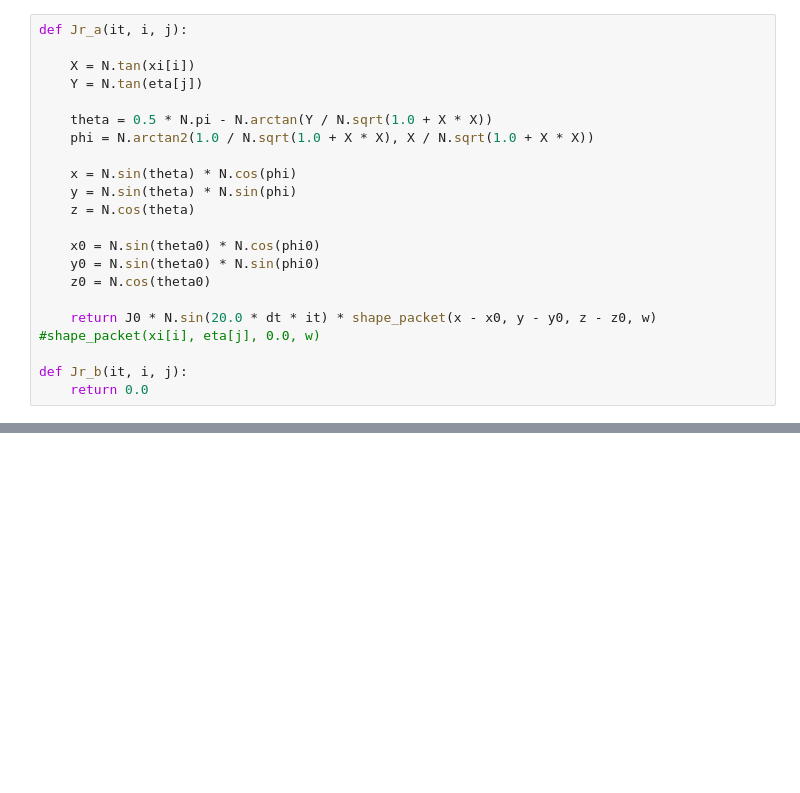
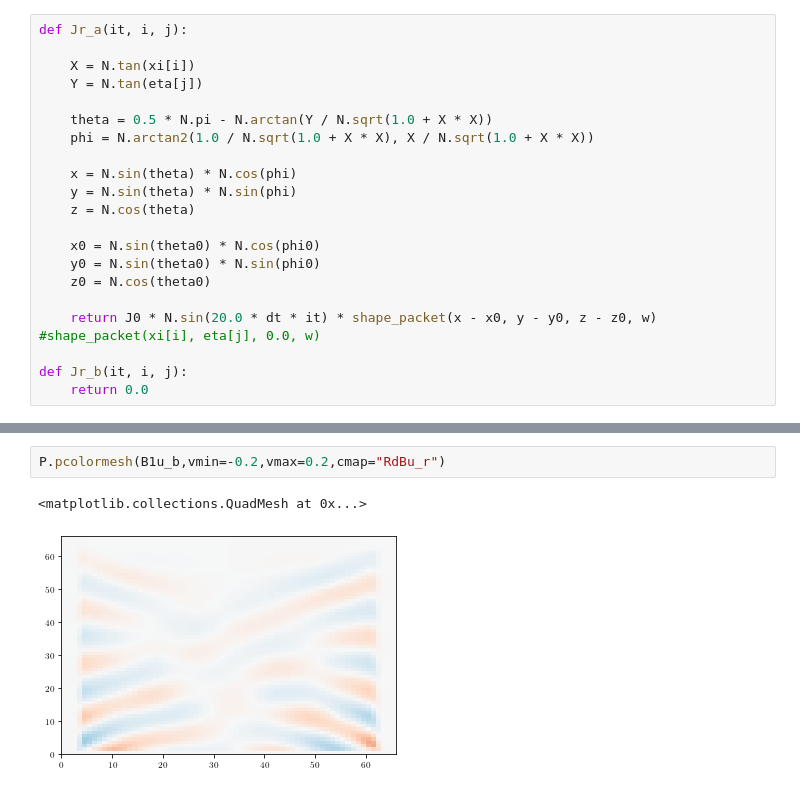
Before and after one commit to bcrinquand/Maxwell_cubed_sphere, a Jupyter notebook: cubed_two_patches.ipynb, the cells around one changed output, grey strips where cells are left out. Cells and saved outputs as stored; diff of their text form; blank space fills up the shorter version.

```diff
--- a/cubed_two_patches.ipynb
+++ b/cubed_two_patches.ipynb
@@ -735,0 +766,5 @@ for it in range(Nt):
+# %%
+P.pcolormesh(B1u_b,vmin=-0.2,vmax=0.2,cmap="RdBu_r")
+# %% [output]
+<matplotlib.collections.QuadMesh at 0x...>
+[figure, added]
```
Also changed, not shown: parts of 13 cells of this notebook, 2 other files.
